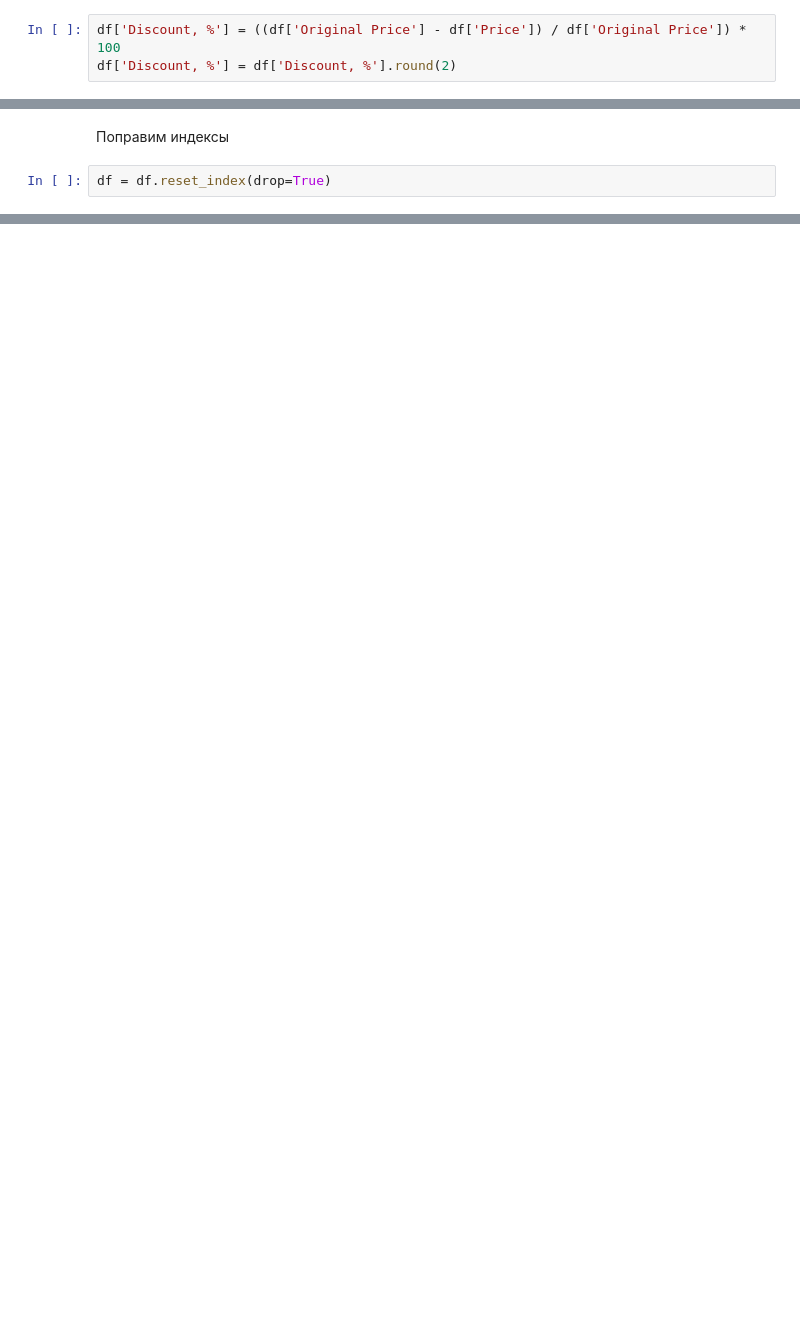
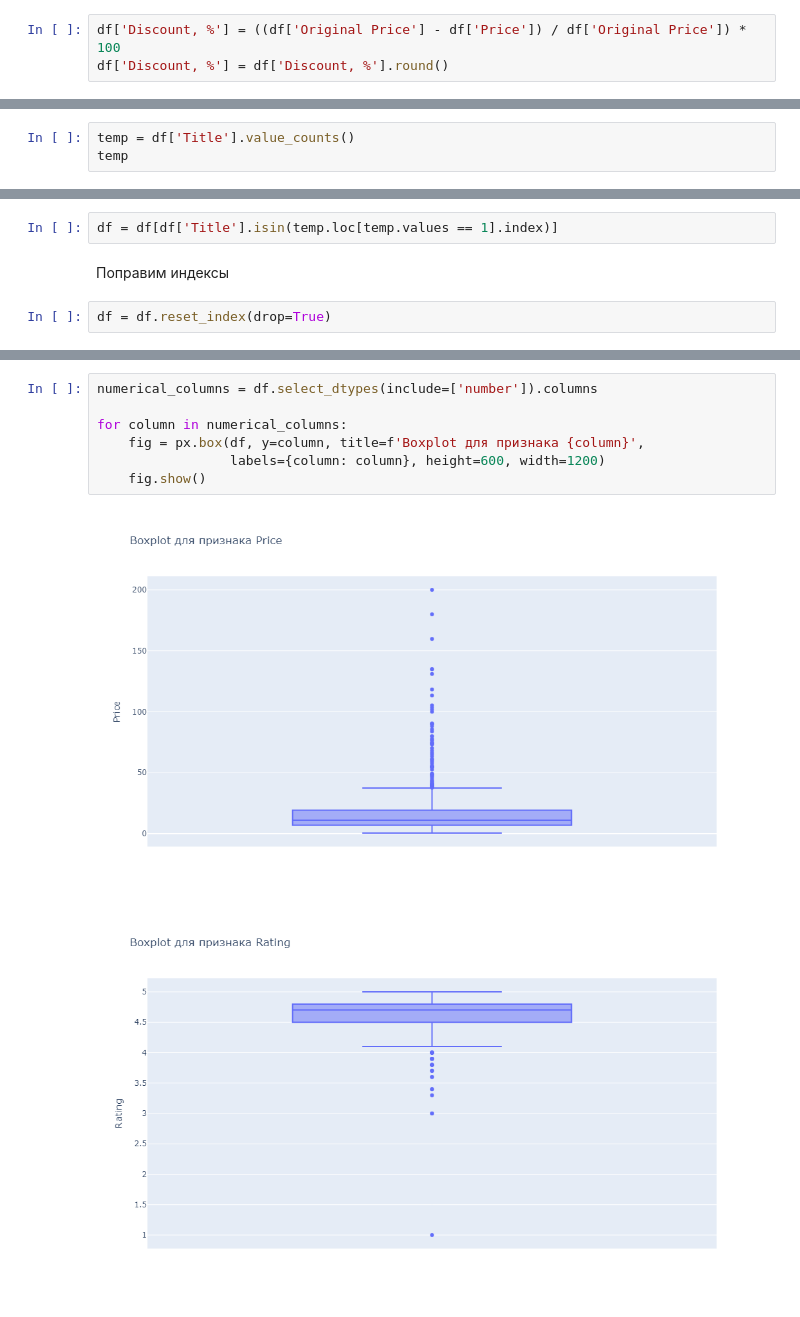
Before and after one commit to MAYBEVI4ER/GP_2, a Jupyter notebook: GP 2 - Scraping & API.ipynb, the cells around one changed output, grey strips where cells are left out. Cells and saved outputs as stored; diff of their text form; blank space fills up the shorter version.

Commit message:
Added some separation by themes, added basic graphs and things to work with as well as hypothesis and some probable recomendations

```diff
--- a/GP 2 - Scraping & API.ipynb
+++ b/GP 2 - Scraping & API.ipynb
@@ -494,4 +496,4 @@ df
 Добавили столбец, обозначающий скидку товара.
 # %%
 df['Discount, %'] = ((df['Original Price'] - df['Price']) / df['Original Price']) * 100
-df['Discount, %'] = df['Discount, %'].round(2)
+df['Discount, %'] = df['Discount, %'].round()
@@ -544,0 +588,3 @@ df = df.drop(columns=["Published Date"])
+# %%
+temp = df['Title'].value_counts()
+temp
@@ -545,3 +605,5 @@ df = df.drop(columns=["Published Date"])
+# %%
+df = df[df['Title'].isin(temp.loc[temp.values == 1].index)]
 # %% [markdown]
 Поправим индексы
 # %%
@@ -548,0 +667,10 @@ df = df.reset_index(drop=True)
+# %%
+numerical_columns = df.select_dtypes(include=['number']).columns
+
+for column in numerical_columns:
+    fig = px.box(df, y=column, title=f'Boxplot для признака {column}',
+                 labels={column: column}, height=600, width=1200)
+    fig.show()
+# %% [output]
+[figure, added]
+[figure, added]
```
Also changed, not shown: parts of 34 cells of this notebook, 1 other file.
